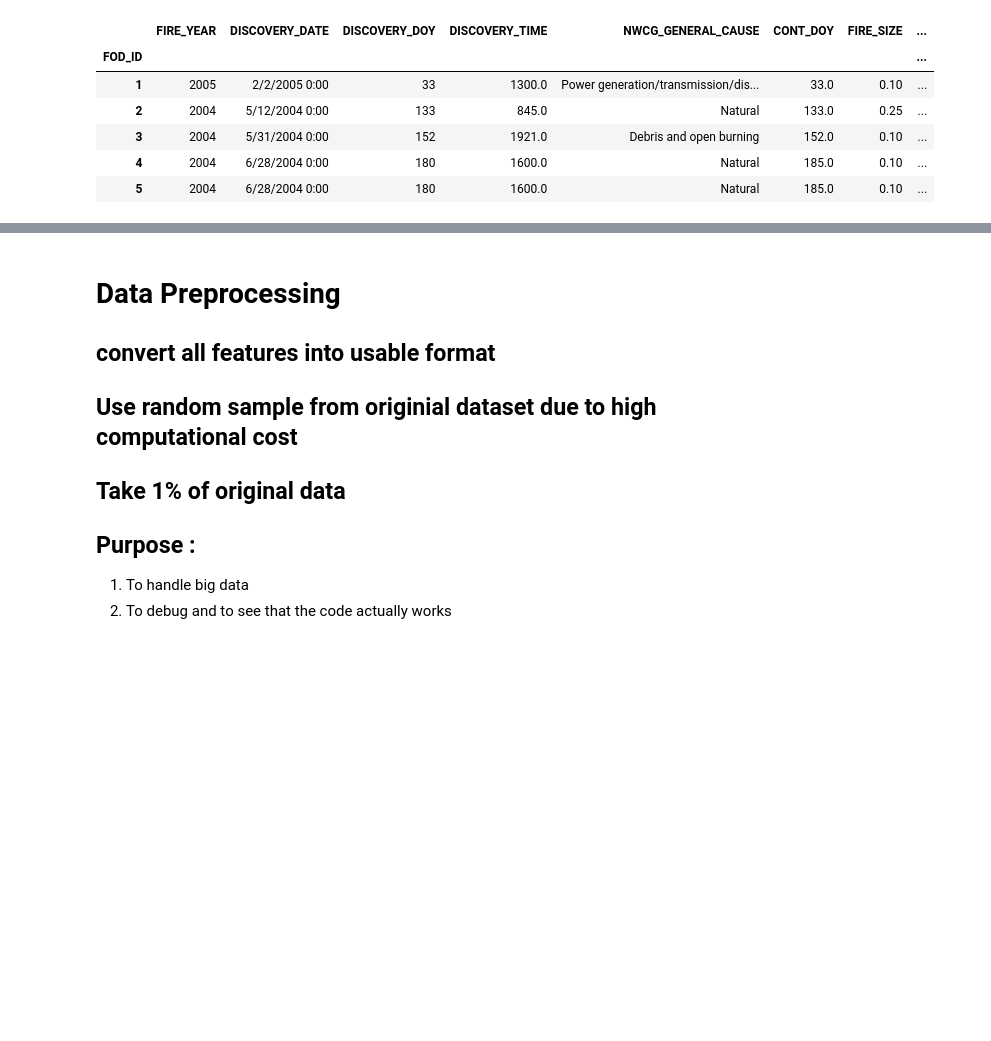
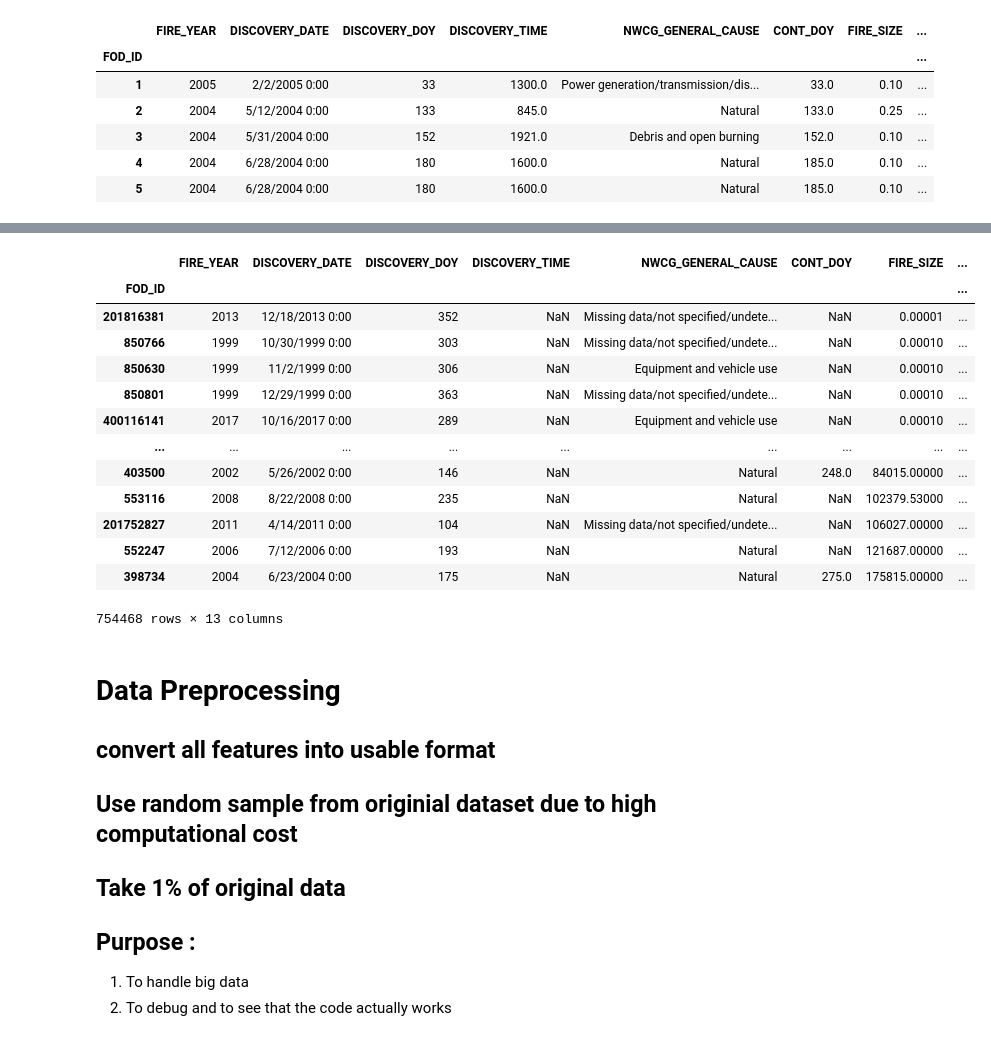
Before and after one commit to HeejunSon/HeejunSon, a Jupyter notebook: DS440_Assignment_4_(1_dataset).ipynb, the cells around one changed output, grey strips where cells are left out. Saved outputs shown, nothing was run; the diff lists cells and outputs as text; code cells hidden in the pictures; blank space fills up the shorter version.

```diff
--- a/DS440_Assignment_4_(1_dataset).ipynb
+++ b/DS440_Assignment_4_(1_dataset).ipynb
@@ -73,3 +93,22 @@ Fires.head()
+# %%
+a = Fires.sort_values('FIRE_SIZE')
+NaN_a = a[a['DISCOVERY_TIME'].isna()]
+NaN_a
+# %% [output]
+|  | FIRE_YEAR | DISCOVERY_DATE | DISCOVERY_DOY | DISCOVERY_TIME | NWCG_GENERAL_CAUSE | CONT_DOY | FIRE_SIZE | ... |
+| FOD_ID |  |  |  |  |  |  |  | ... |
+| 201816381 | 2013 | 12/18/2013 0:00 | 352 | NaN | Missing data/not specified/undete... | NaN | 0.00001 | ... |
+| 850766 | 1999 | 10/30/1999 0:00 | 303 | NaN | Missing data/not specified/undete... | NaN | 0.00010 | ... |
+| 850630 | 1999 | 11/2/1999 0:00 | 306 | NaN | Equipment and vehicle use | NaN | 0.00010 | ... |
+| 850801 | 1999 | 12/29/1999 0:00 | 363 | NaN | Missing data/not specified/undete... | NaN | 0.00010 | ... |
+| 400116141 | 2017 | 10/16/2017 0:00 | 289 | NaN | Equipment and vehicle use | NaN | 0.00010 | ... |
+| ... | ... | ... | ... | ... | ... | ... | ... | ... |
+| 403500 | 2002 | 5/26/2002 0:00 | 146 | NaN | Natural | 248.0 | 84015.00000 | ... |
+| 553116 | 2008 | 8/22/2008 0:00 | 235 | NaN | Natural | NaN | 102379.53000 | ... |
+| 201752827 | 2011 | 4/14/2011 0:00 | 104 | NaN | Missing data/not specified/undete... | NaN | 106027.00000 | ... |
+| 552247 | 2006 | 7/12/2006 0:00 | 193 | NaN | Natural | NaN | 121687.00000 | ... |
+| 398734 | 2004 | 6/23/2004 0:00 | 175 | NaN | Natural | 275.0 | 175815.00000 | ... |
+754468 rows × 13 columns
 # %% [markdown]
 # Data Preprocessing
 ## convert all features into usable format
```
Also changed, not shown: parts of 15 cells of this notebook.
